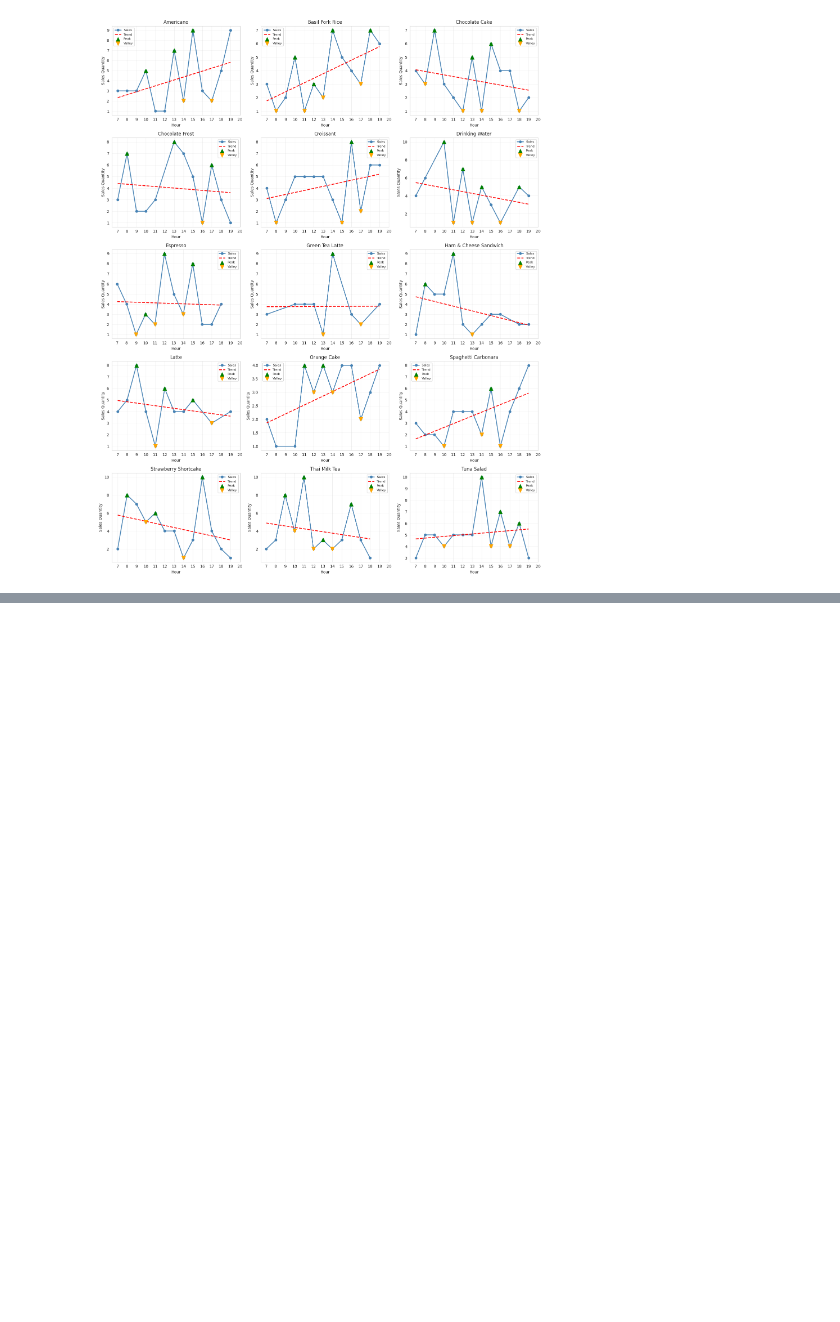
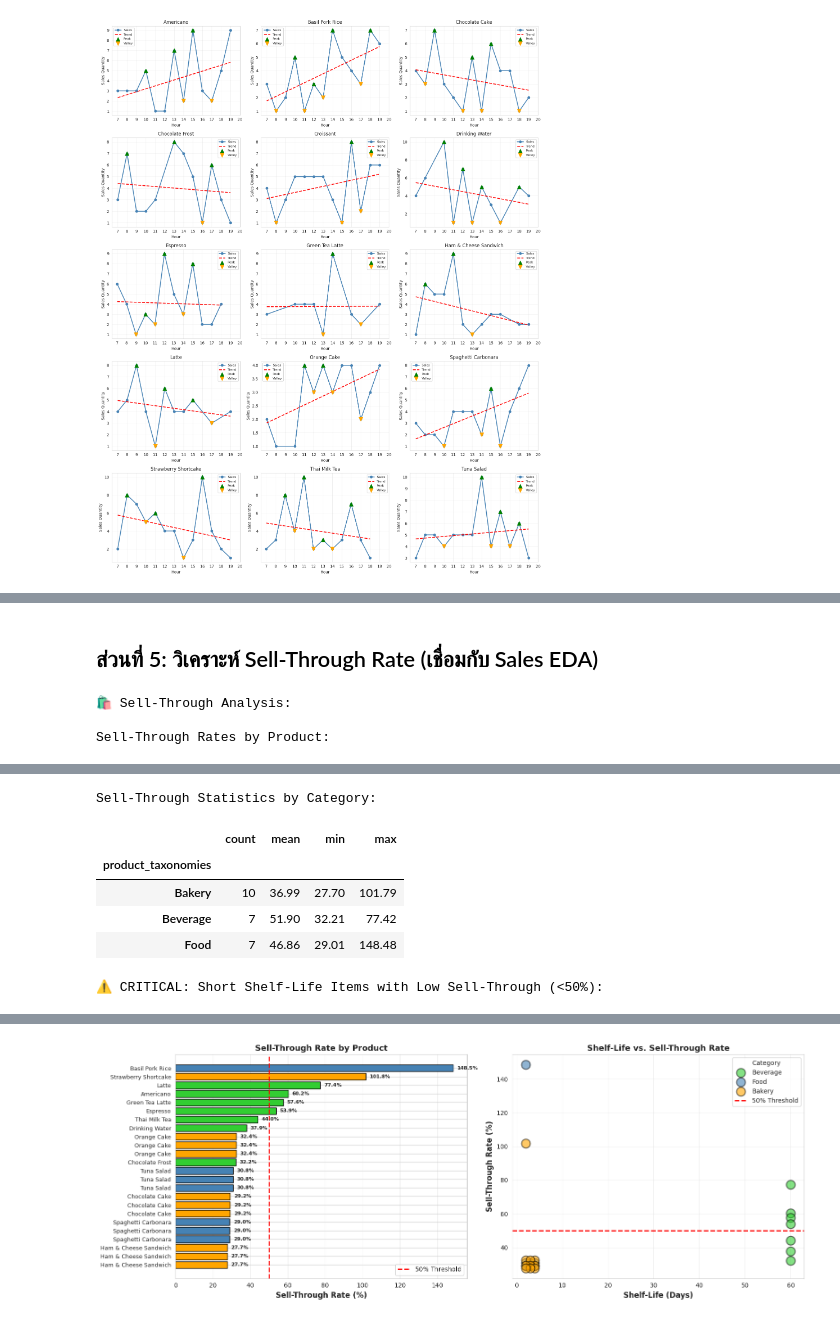
Before and after one commit to AumJi/BOTNOI-Internship, a Jupyter notebook: main.ipynb, the cells around one changed output, grey strips where cells are left out. Cells and saved outputs as stored; diff of their text form; code cells hidden in the pictures; blank space fills up the shorter version.

```diff
--- a/main.ipynb
+++ b/main.ipynb
@@ -539,0 +813,71 @@ plt.tight_layout()
+# %% [markdown]
+## ส่วนที่ 5: วิเคราะห์ Sell-Through Rate (เชื่อมกับ Sales EDA)
+# %%
+qty_purchased = po_data.groupby('product_id')['qty'].sum().reset_index()
+qty_purchased.columns = ['product_id', 'qty_purchased']
+
+qty_sold = sale_data.groupby('product_id')['qty'].sum().reset_index()
+qty_sold.columns = ['product_id', 'qty_sold']
+
+sell_through = pd.merge(qty_purchased, qty_sold, on='product_id', how='left')
+sell_through['qty_sold'] = sell_through['qty_sold'].fillna(0)
+sell_through['sell_through_rate'] = (sell_through['qty_sold'] / sell_through['qty_purchased'] * 100).round(2)
+
+sell_through = pd.merge(sell_through, dataframes['product_master.csv'], on='product_id', how='left')
+sell_through = pd.merge(sell_through, po_data[['product_id', 'shelf_life_days']].drop_duplicates(), on='product_id', how='left')
+
+sell_through = sell_through.sort_values('sell_through_rate', ascending=False)
+
+print(f"🛍️ Sell-Through Analysis:")
+print(f"\nSell-Through Rates by Product:")
+display(sell_through[['product_id', 'product_name', 'product_taxonomies', 'qty_purchased', 'qty_sold', 'shelf_life_days', 'sell_through_rate']].reset_index(drop=True))
+
+print(f"\nSell-Through Statistics by Category:")
+str_by_category = sell_through.groupby('product_taxonomies')['sell_through_rate'].agg(['count', 'mean', 'min', 'max']).round(2)
+display(str_by_category)
+
+# Identify risk items (short shelf-life with low sell-through)
+print(f"\n⚠️ CRITICAL: Short Shelf-Life Items with Low Sell-Through (<50%):")
+high_risk = sell_through[(sell_through['shelf_life_days'] <= 4) & (sell_through['sell_through_rate'] < 50)]
+if len(high_risk) > 0:
+    display(high_risk[['product_name', 'product_taxonomies', 'qty_purchased', 'qty_sold', 'shelf_life_days', 'sell_through_rate']].reset_index(drop=True))
+else:
+    print("✅ All short shelf-life items have acceptable sell-through rates!")
+
+# Visualization: Sell-Through Rate by Product
+fig, axes = plt.subplots(1, 2, figsize=(16, 6))
+
+# LEFT: Sell-through rate by product
+sell_through_sorted = sell_through.sort_values('sell_through_rate')
+colors = [taxonomy_colors.get(tax, 'gray') for tax in sell_through_sorted['product_taxonomies']]
+bars = axes[0].barh(range(len(sell_through_sorted)), sell_through_sorted['sell_through_rate'], color=colors, edgecolor='black', linewidth=1)
+axes[0].set_yticks(range(len(sell_through_sorted)))
+axes[0].set_yticklabels(sell_through_sorted['product_name'], fontsize=9)
+axes[0].set_xlabel('Sell-Through Rate (%)', fontsize=12, fontweight='bold')
+axes[0].set_title('Sell-Through Rate by Product', fontsize=13, fontweight='bold')
+axes[0].axvline(x=50, color='red', linestyle='--', linewidth=2, label='50% Threshold')
+axes[0].grid(axis='x', alpha=0.3)
+axes[0].legend()
+
+# Add value labels
+for i, (idx, row) in enumerate(sell_through_sorted.iterrows()):
+    axes[0].text(row['sell_through_rate'] + 2, i, f"{row['sell_through_rate']:.1f}%", va='center', fontweight='bold', fontsize=8)
+
+# RIGHT: Shelf-Life vs Sell-Through Rate (scatter)
+for tax in ['Beverage', 'Food', 'Bakery']:
+    tax_data = sell_through[sell_through['product_taxonomies'] == tax]
+    axes[1].scatter(tax_data['shelf_life_days'], tax_data['sell_through_rate'],
+                    s=200, alpha=0.6, label=tax, color=taxonomy_colors[tax], edgecolor='black', linewidth=1.5)
+
+axes[1].set_xlabel('Shelf-Life (Days)', fontsize=12, fontweight='bold')
+axes[1].set_ylabel('Sell-Through Rate (%)', fontsize=12, fontweight='bold')
+axes[1].set_title('Shelf-Life vs. Sell-Through Rate', fontsize=13, fontweight='bold')
+axes[1].axhline(y=50, color='red', linestyle='--', linewidth=2, label='50% Threshold')
+axes[1].legend(title='Category', loc='best')
+axes[1].grid(True, alpha=0.3)
+
+plt.tight_layout()
+# %% [output]
+🛍️ Sell-Through Analysis:
+
+Sell-Through Rates by Product:
@@ -539,0 +901,7 @@ plt.tight_layout()
+Sell-Through Statistics by Category:
+|  | count | mean | min | max |
+| product_taxonomies |  |  |  |  |
+| Bakery | 10 | 36.99 | 27.70 | 101.79 |
+| Beverage | 7 | 51.90 | 32.21 | 77.42 |
+| Food | 7 | 46.86 | 29.01 | 148.48 |
+⚠️ CRITICAL: Short Shelf-Life Items with Low Sell-Through (<50%):
@@ -539,0 +924 @@ plt.tight_layout()
+[figure, added]
```
Also changed, not shown: parts of 10 cells of this notebook.
